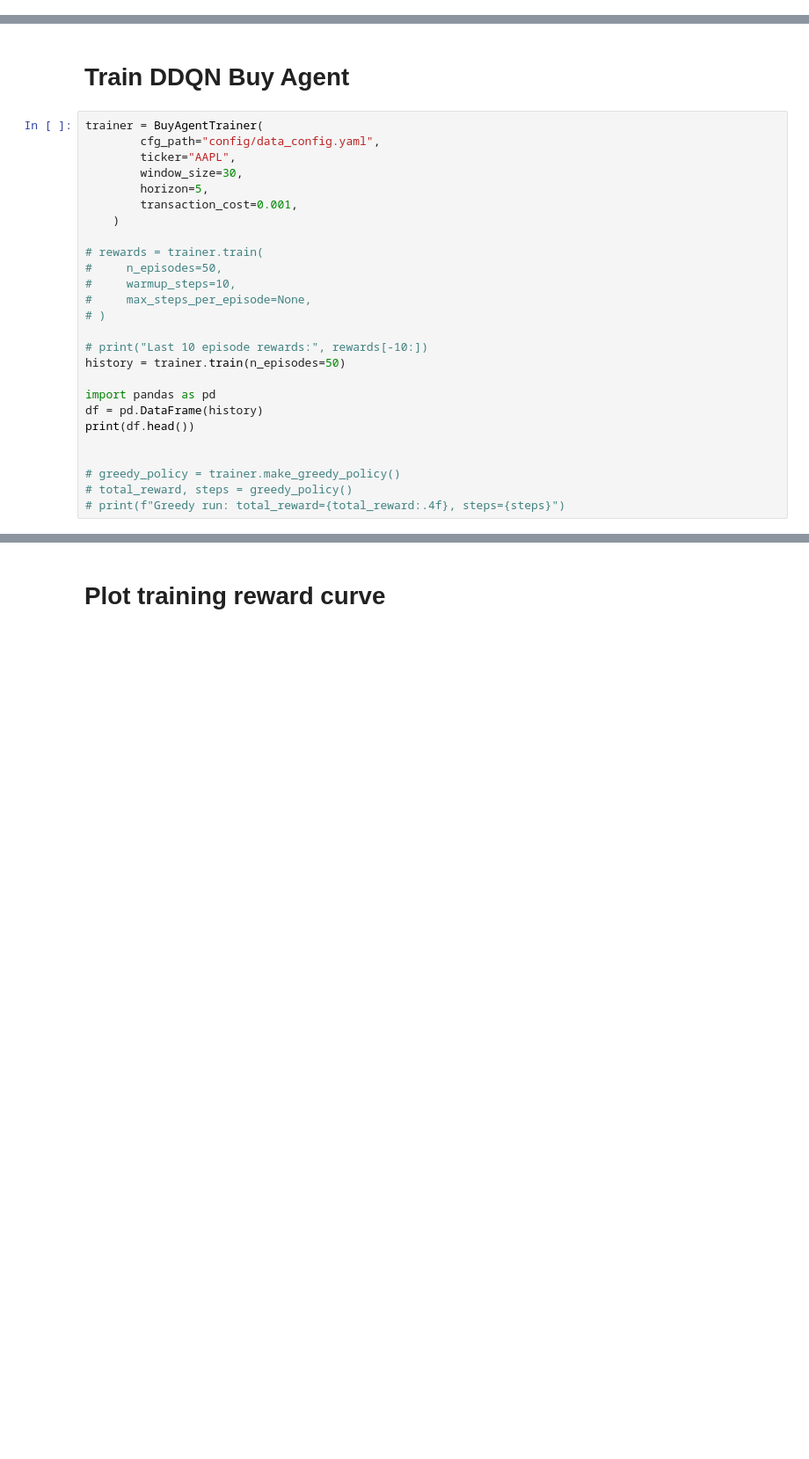
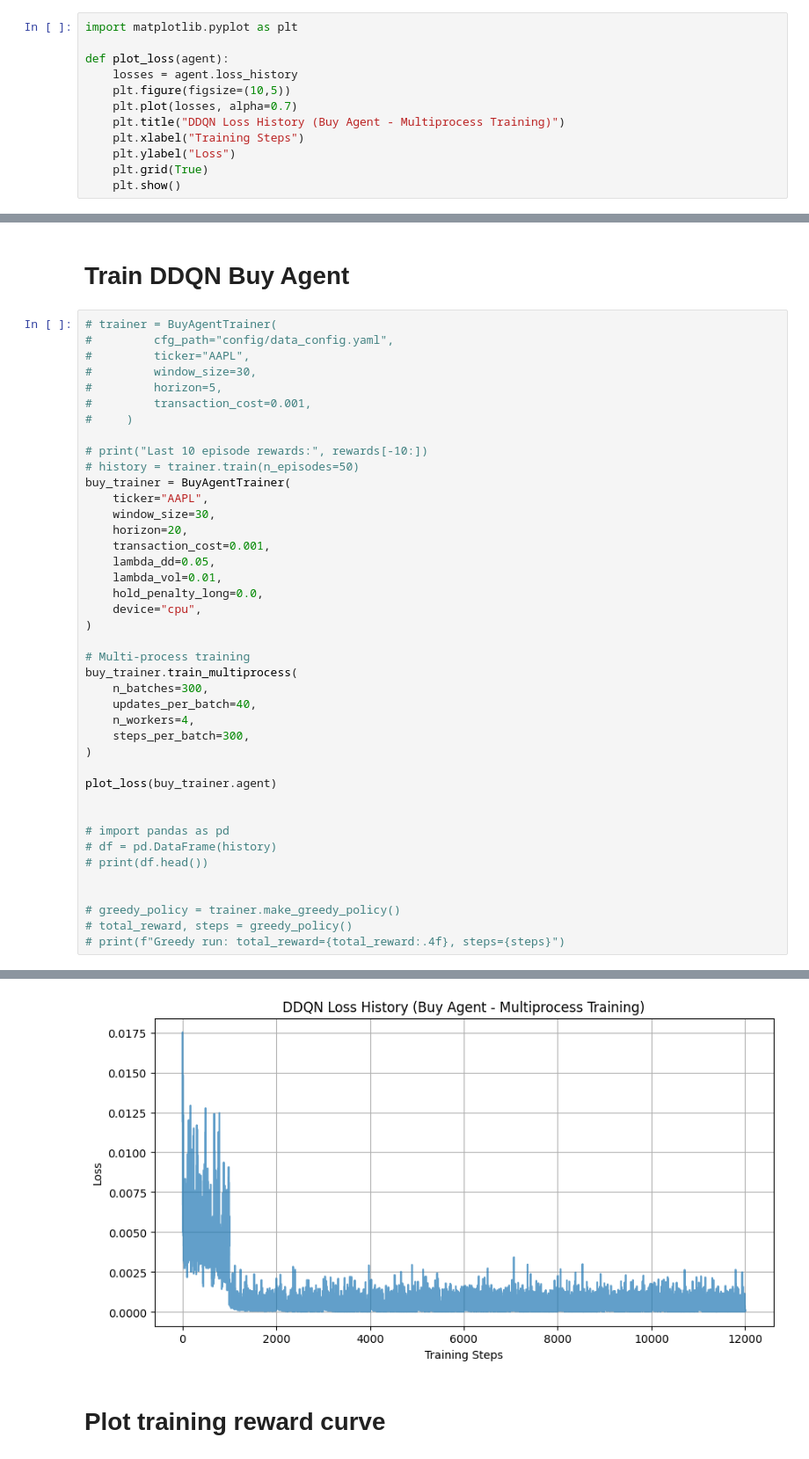
Before and after one commit to jacopoYP/cm_3070_FP, a Jupyter notebook: code/prototype.ipynb, the cells around one changed output, grey strips where cells are left out. Shown: that part at 88% size. Cells and saved outputs as stored; diff of their text form; blank space fills up the shorter version.

Commit message:
Added dynamic config and other improvements

```diff
--- a/code/prototype.ipynb
+++ b/code/prototype.ipynb
@@ -20,3 +22,15 @@ See the migration guide at https://gymnasium.farama.org/introduction/migration_g
+# %%
+import matplotlib.pyplot as plt
+
+def plot_loss(agent):
+    losses = agent.loss_history
+    plt.figure(figsize=(10,5))
+    plt.plot(losses, alpha=0.7)
+    plt.title("DDQN Loss History (Buy Agent - Multiprocess Training)")
+    plt.xlabel("Training Steps")
+    plt.ylabel("Loss")
+    plt.grid(True)
+    plt.show()
 # %% [markdown]
 # Load config and data
 # %%
@@ -65,26 +79,41 @@ NaNs in prices: 0
 # %% [markdown]
 # Train DDQN Buy Agent
 # %%
-trainer = BuyAgentTrainer(
-        cfg_path="config/data_config.yaml",
-        ticker="AAPL",
-        window_size=30,
-        horizon=5,
-        transaction_cost=0.001,
-    )
-
-# rewards = trainer.train(
-#     n_episodes=50,
-#     warmup_steps=10,
-#     max_steps_per_episode=None,
-# )
+# trainer = BuyAgentTrainer(
+#         cfg_path="config/data_config.yaml",
+#         ticker="AAPL",
+#         window_size=30,
+#         horizon=5,
+#         transaction_cost=0.001,
+#     )
 
 # print("Last 10 episode rewards:", rewards[-10:])
-history = trainer.train(n_episodes=50)
+# history = trainer.train(n_episodes=50)
+buy_trainer = BuyAgentTrainer(
+    ticker="AAPL",
+    window_size=30,
+    horizon=20,
+    transaction_cost=0.001,
+    lambda_dd=0.05,
+    lambda_vol=0.01,
+    hold_penalty_long=0.0,
+    device="cpu",
+)
 
-import pandas as pd
-df = pd.DataFrame(history)
-print(df.head())
+# Multi-process training
+buy_trainer.train_multiprocess(
+    n_batches=300,
+    updates_per_batch=40,
+    n_workers=4,
+    steps_per_batch=300,
+)
+
+plot_loss(buy_trainer.agent)
+
+
+# import pandas as pd
+# df = pd.DataFrame(history)
+# print(df.head())
 
 
 # greedy_policy = trainer.make_greedy_policy()
@@ -115,3 +163,4 @@ TypeError: unhashable type: 'slice'
+[figure, added]
 # %% [markdown]
 # Plot training reward curve
 # %%
```
Also changed, not shown: parts of 9 cells of this notebook, 30 other files.
